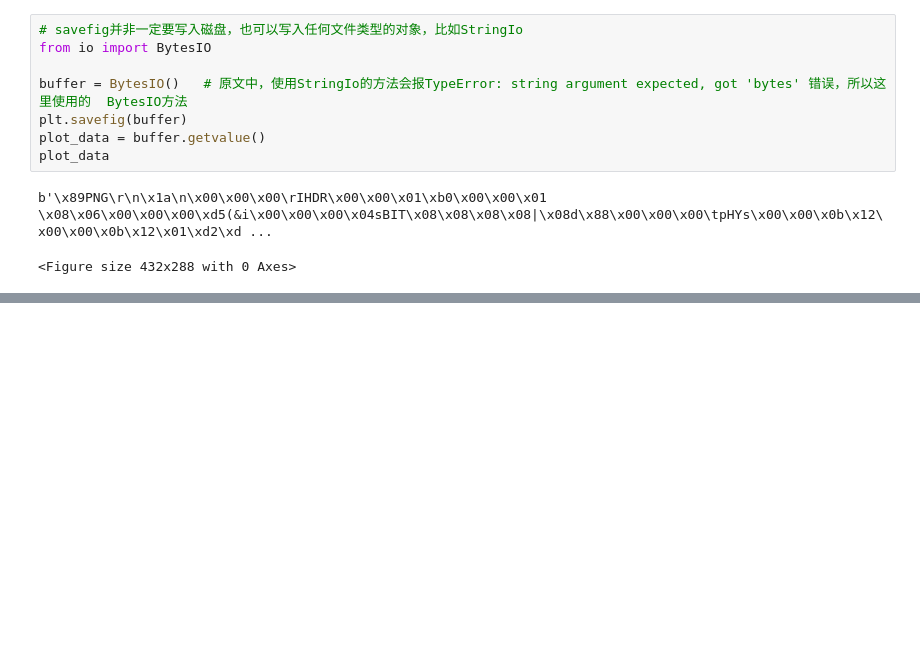
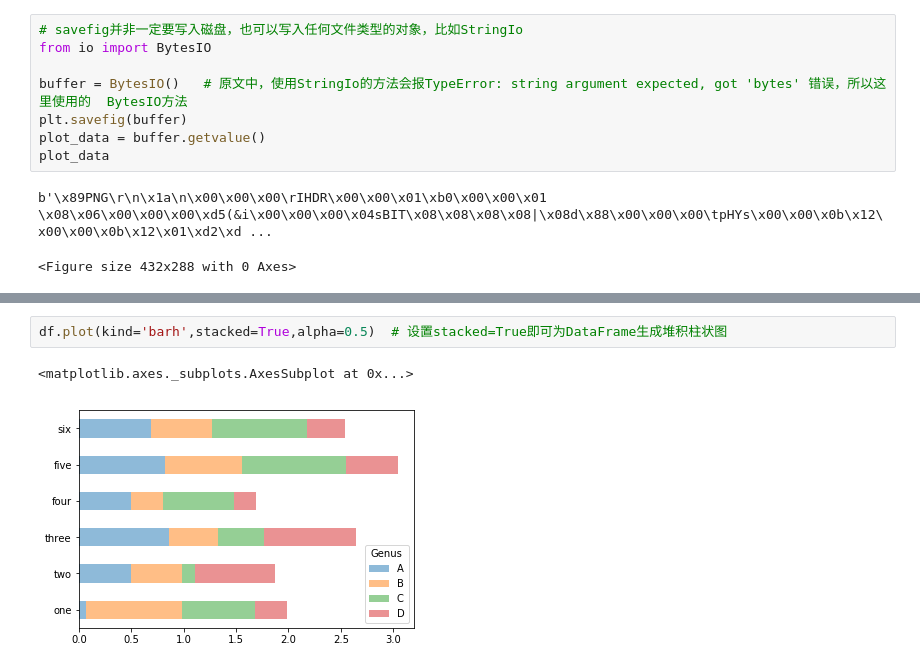
Before and after one commit to mengqi0315/python_for_data_analyst, a Jupyter notebook: My_python_for_data_analyst/char_09_1matplotlibAPI入门.ipynb, the cells around one changed output, grey strips where cells are left out. Cells and saved outputs as stored; diff of their text form; blank space fills up the shorter version.

```diff
--- a/My_python_for_data_analyst/char_09_1matplotlibAPI入门.ipynb
+++ b/My_python_for_data_analyst/char_09_1matplotlibAPI入门.ipynb
@@ -279,0 +299,5 @@ data.plot(kind='barh', ax=axes[1], color='k',alpha=0.7)     # 第二个图像用
+# %%
+df.plot(kind='barh',stacked=True,alpha=0.5)  # 设置stacked=True即可为DataFrame生成堆积柱状图
+# %% [output]
+<matplotlib.axes._subplots.AxesSubplot at 0x...>
+[figure, added]
```
Also changed, not shown: parts of 26 cells of this notebook, 1 other file.
